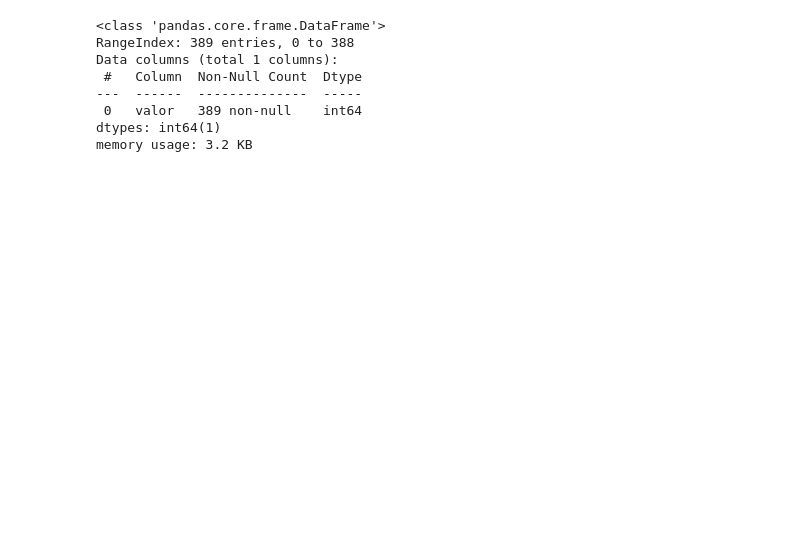
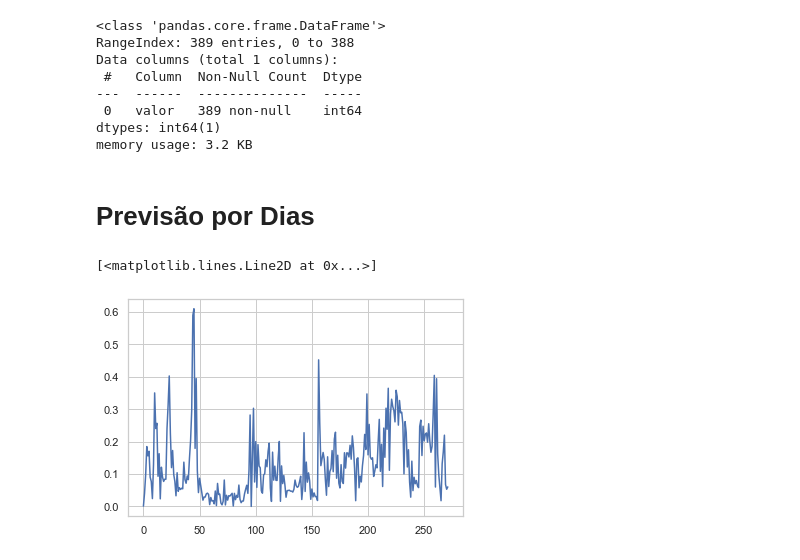
Before and after one commit to hgf777-br/trabalho-final-bootcamp, a Jupyter notebook: Roberto/Ex4_LSTM.ipynb, the cells around one changed output. Saved outputs shown, nothing was run; the diff lists cells and outputs as text; code cells hidden in the pictures; blank space fills up the shorter version.

```diff
--- a/Roberto/Ex4_LSTM.ipynb
+++ b/Roberto/Ex4_LSTM.ipynb
@@ -30,6 +67,6 @@ warnings.filterwarnings('ignore')
 # %%
-df = pd.read_csv("dados_temporal.csv");
-df.info()
+df_temporal = pd.read_csv("base_ex4.csv");
+df_temporal.info()
 # %% [output]
 <class 'pandas.core.frame.DataFrame'>
 RangeIndex: 389 entries, 0 to 388
@@ -39,3 +76,23 @@ Data columns (total 1 columns):
  0   valor   389 non-null    int64
 dtypes: int64(1)
 memory usage: 3.2 KB
+# %% [markdown]
+# Previsão por Dias
+# %%
+X = np.array(df_temporal.valor)
+X = X.astype('float32').reshape(-1,1)
+# %%
+scaler = MinMaxScaler()
+#scaler = StandardScaler()
+X = scaler.fit_transform(X)
+# %%
+train_size = int(len(X) * 0.7)
+test_size = len(X) - train_size
+
+train = X[0:train_size,:]
+test =  X[train_size:len(X),:]
+# %%
+plt.plot(train)
+# %% [output]
+[<matplotlib.lines.Line2D at 0x...>]
+[figure, added]
```
Also changed, not shown: parts of 18 cells of this notebook, 16 other files.
